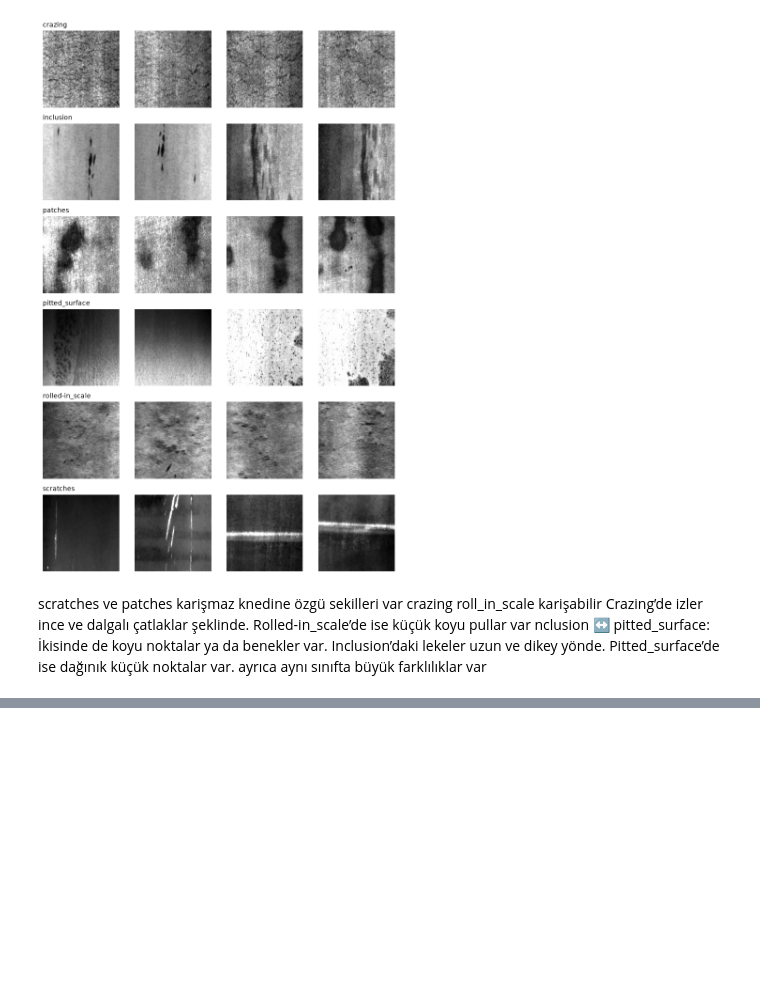
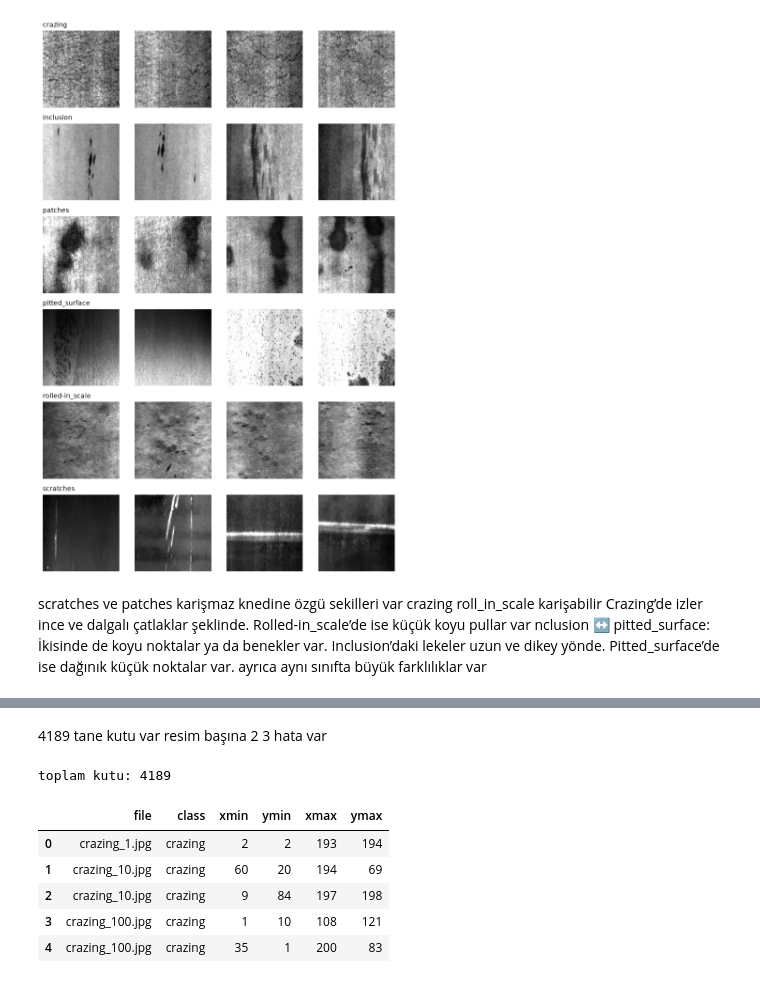
Before and after one commit to nurgulklc123/celik_yuzey_hata_tespiti, a Jupyter notebook: notebooks/01_eda.ipynb, the cells around one changed output, grey strips where cells are left out. Cells and saved outputs as stored; diff of their text form; code cells hidden in the pictures; blank space fills up the shorter version.

```diff
--- a/notebooks/01_eda.ipynb
+++ b/notebooks/01_eda.ipynb
@@ -46,0 +75,34 @@ scratches ve patches karişmaz knedine özgü sekilleri var  crazing roll_in_sca
+# %% [markdown]
+4189 tane kutu var resim başına 2 3 hata var
+# %%
+import xml.etree.ElementTree as ET
+import pandas as pd
+def parse_xml(xml_path):
+    root=ET.parse(xml_path).getroot()
+    filename=root.find("filename").text
+    rows=[]
+    for obj in root.findall("object"):
+        box=obj.find("bndbox")
+        rows.append({
+            "file":filename,
+            "class":obj.find("name").text,
+            "xmin":int(box.find("xmin").text),
+            "ymin":int(box.find("ymin").text),
+            "xmax":int(box.find("xmax").text),
+            "ymax":int(box.find("ymax").text)
+        })
+    return rows
+all_rows=[]
+for xml_path in sorted(ANN_DIR.glob("*.xml")):
+    all_rows.extend(parse_xml(xml_path))
+df=pd.DataFrame(all_rows)
+print("toplam kutu:",len(df))
+df.head()
+# %% [output]
+toplam kutu: 4189
+|  | file | class | xmin | ymin | xmax | ymax |
+| 0 | crazing_1.jpg | crazing | 2 | 2 | 193 | 194 |
+| 1 | crazing_10.jpg | crazing | 60 | 20 | 194 | 69 |
+| 2 | crazing_10.jpg | crazing | 9 | 84 | 197 | 198 |
+| 3 | crazing_100.jpg | crazing | 1 | 10 | 108 | 121 |
+| 4 | crazing_100.jpg | crazing | 35 | 1 | 200 | 83 |
```
Also changed, not shown: parts of 9 cells of this notebook, 1 other file.
